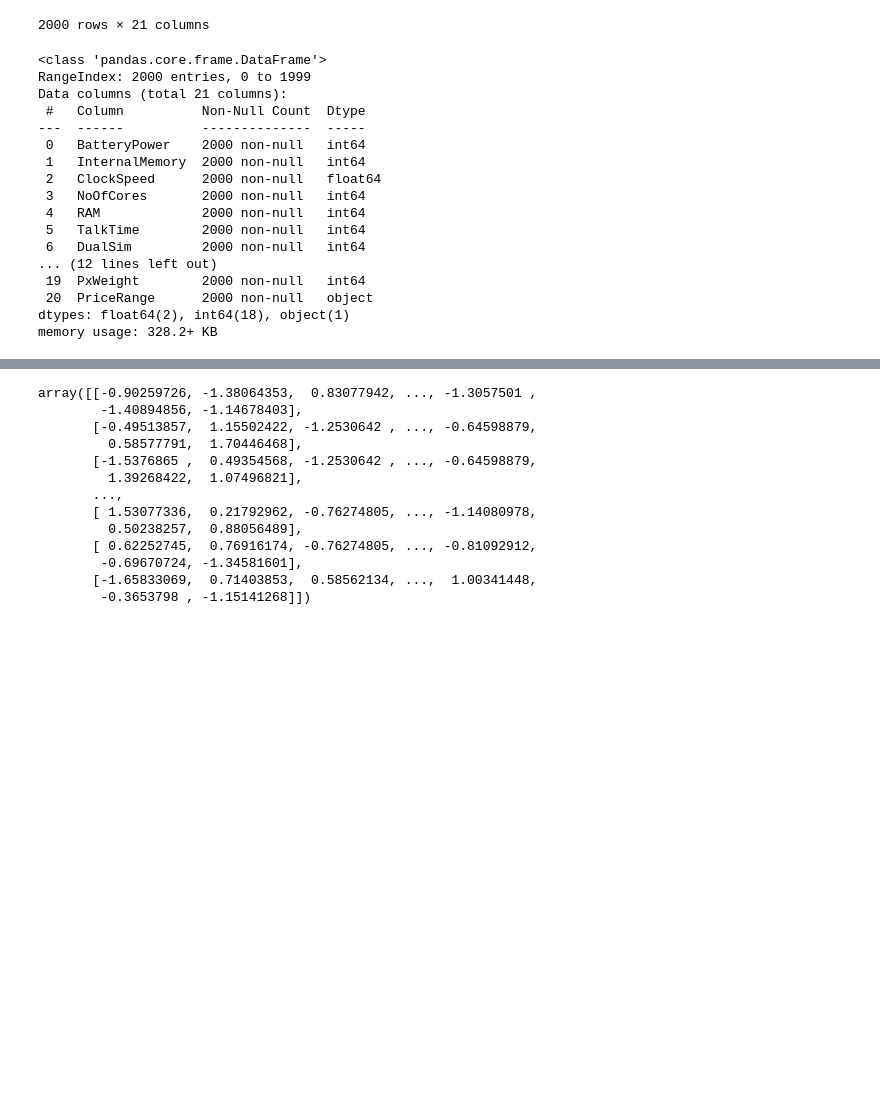
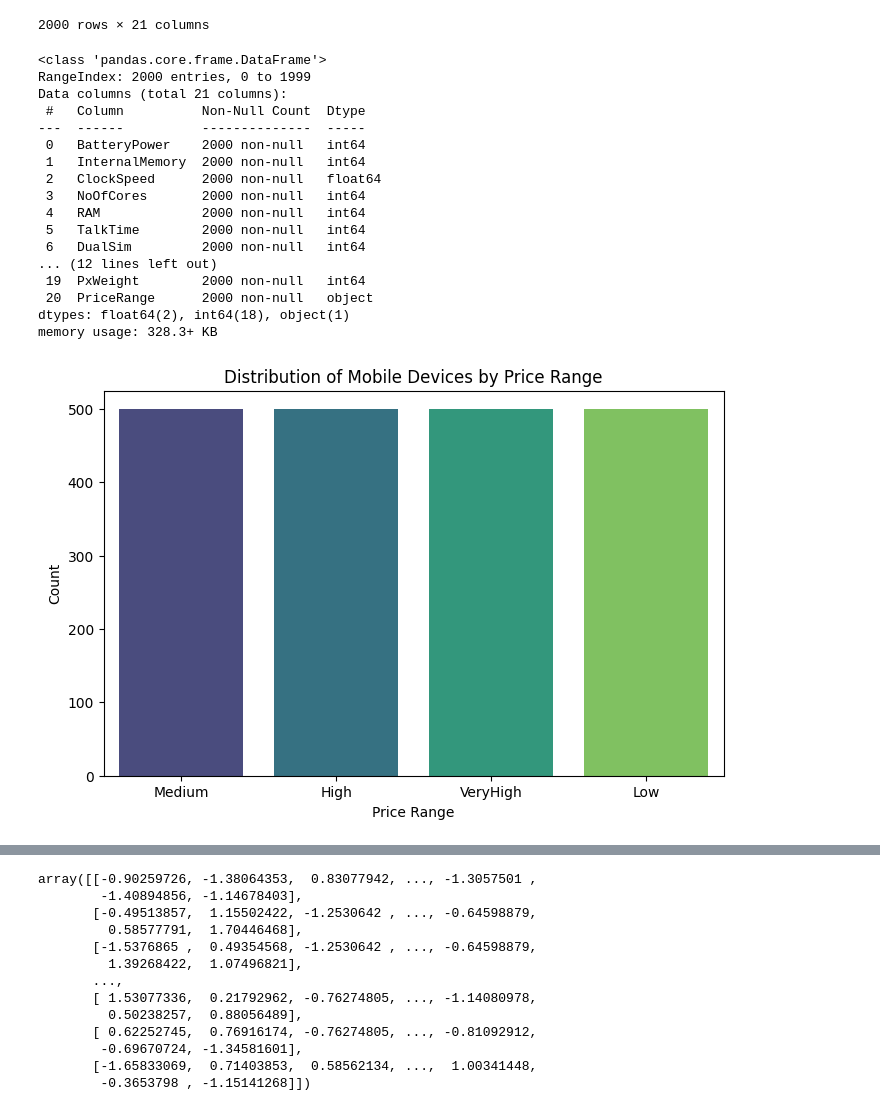
Before and after one commit to OMDeshmukh317/mobile-price-classification, a Jupyter notebook: mobile_price_classification.ipynb, the cells around one changed output, grey strips where cells are left out. Drawn from its saved outputs; the diff is of its cells as text; code cells hidden in the pictures; blank space fills up the shorter version.

```diff
--- a/mobile_price_classification.ipynb
+++ b/mobile_price_classification.ipynb
@@ -7,6 +11,6 @@ import matplotlib.pyplot as plt
 # %%
 #importing the dataset
-dataset = pd.read_csv("/content/MobilePriceRange (1).csv")
+dataset = pd.read_csv(r"C:\Users\omdes\Desktop\data\Dataset-main\MobilePriceRange (1).csv")
 dataset
 # %% [output]
 |  | BatteryPower | InternalMemory | ClockSpeed | NoOfCores | RAM | TalkTime | DualSim | 3G | 4G | ... |
@@ -41,4 +45,13 @@ Data columns (total 21 columns):
  19  PxWeight        2000 non-null   int64
  20  PriceRange      2000 non-null   object
 dtypes: float64(2), int64(18), object(1)
-memory usage: 328.2+ KB
+memory usage: 328.3+ KB
+# %%
+plt.figure(figsize=(8, 5))
+sns.countplot(x='PriceRange', data=dataset, palette='viridis')
+plt.xlabel('Price Range')
+plt.ylabel('Count')
+plt.title('Distribution of Mobile Devices by Price Range')
+plt.show()
+# %% [output]
+[figure, added]
```
Also changed, not shown: parts of 11 cells of this notebook.
